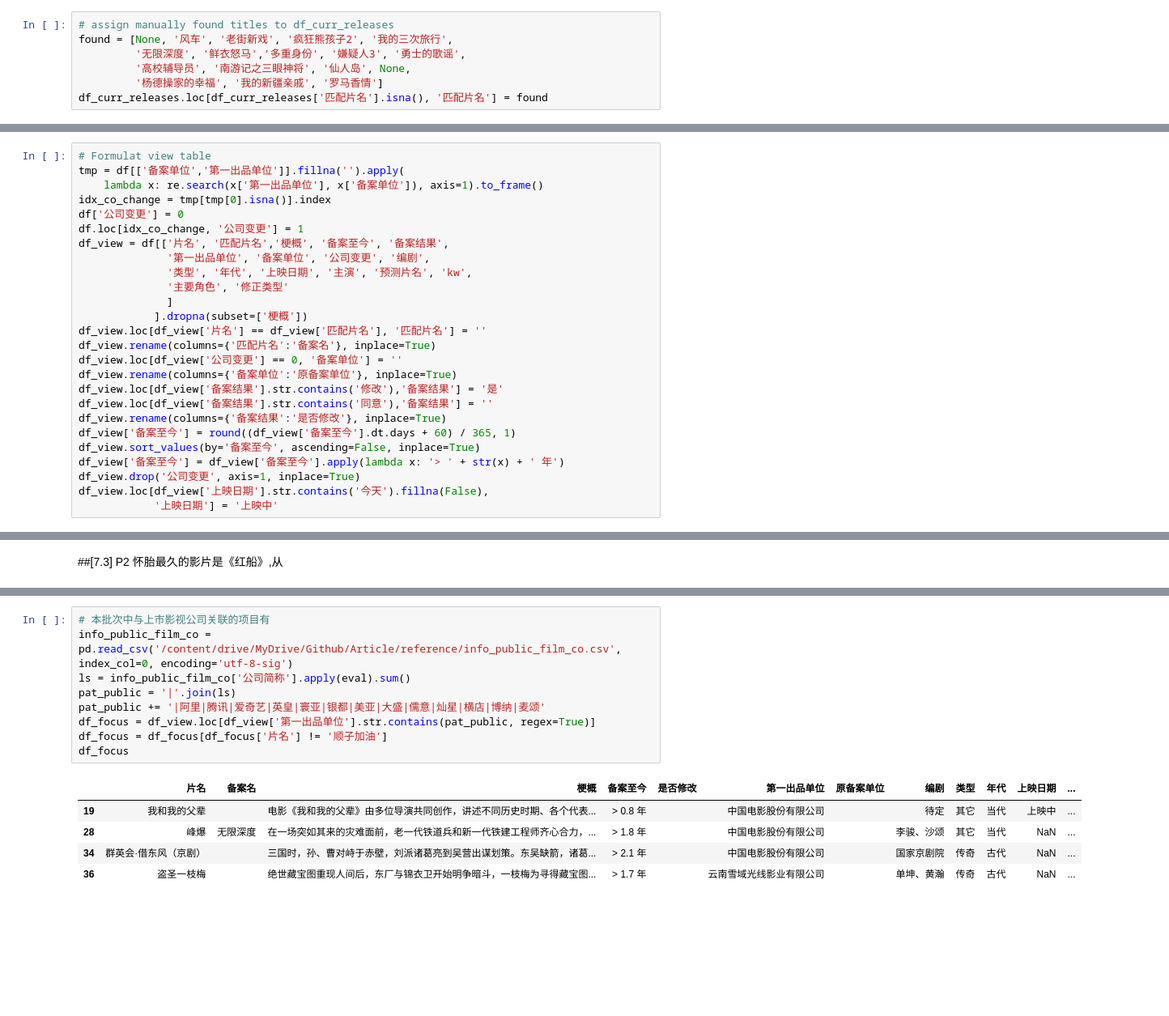
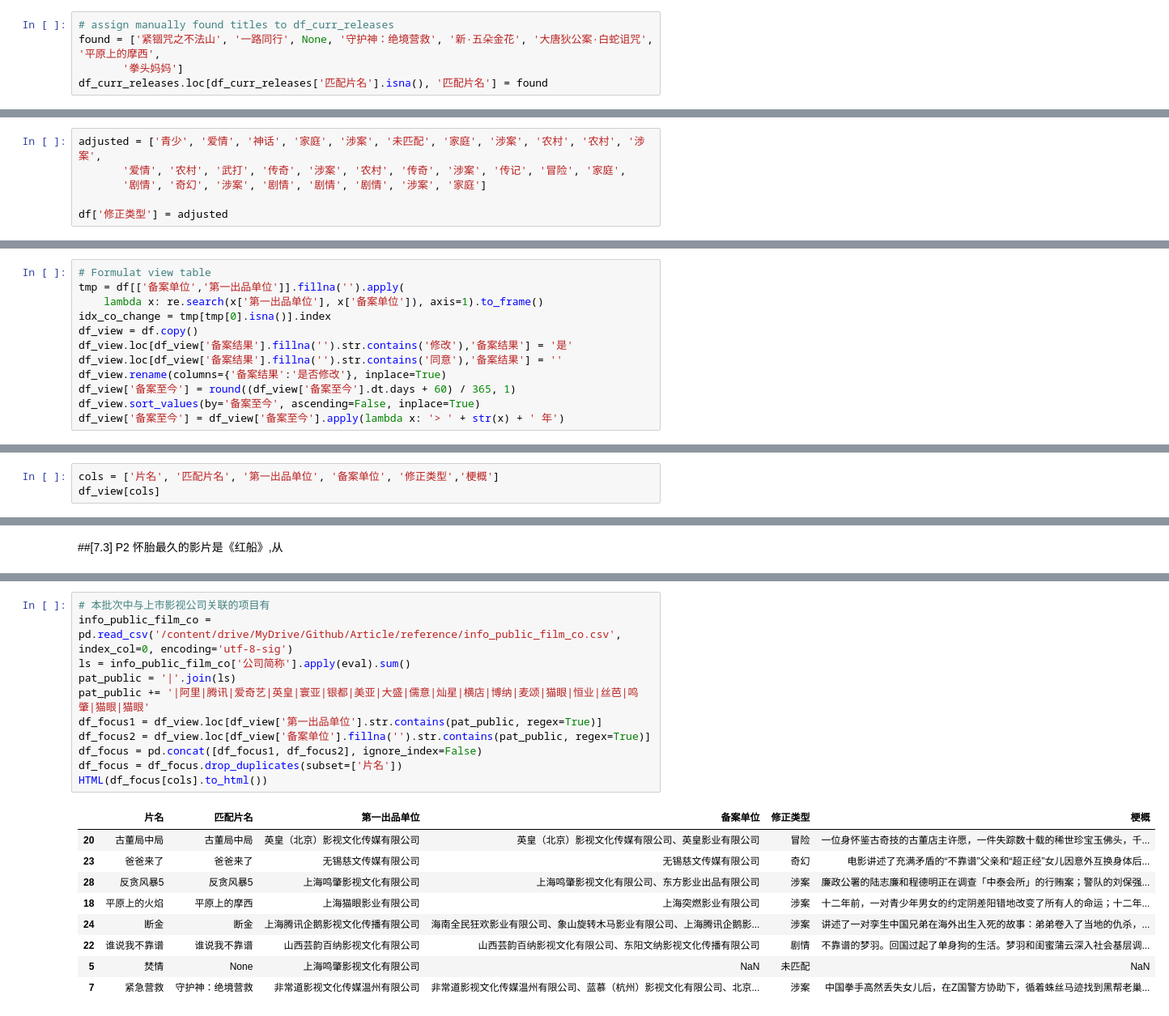
Before and after one commit to CT-Cultures/Article, a Jupyter notebook: ChinaFilm_Release_Overview.ipynb, the cells around one changed output, grey strips where cells are left out. Shown at 81% size. Drawn from its saved outputs; the diff is of its cells as text; blank space fills up the shorter version.

```diff
--- a/ChinaFilm_Release_Overview.ipynb
+++ b/ChinaFilm_Release_Overview.ipynb
@@ -193,7 +290,5 @@ array(['迷途重生', '北方无故人', '城南老街新戏', '疯狂的熊孩
 # %%
 # assign manually found titles to df_curr_releases
-found = [None, '风车', '老街新戏', '疯狂熊孩子2', '我的三次旅行',
-         '无限深度', '鲜衣怒马','多重身份', '嫌疑人3', '勇士的歌谣',
-         '高校辅导员', '南游记之三眼神将', '仙人岛', None,
-         '杨德操家的幸福', '我的新疆亲戚', '罗马香情']
+found = ['紧锢咒之不法山', '一路同行', None, '守护神：绝境营救', '新·五朵金花', '大唐狄公案·白蛇诅咒', '平原上的摩西',
+       '拳头妈妈']
 df_curr_releases.loc[df_curr_releases['匹配片名'].isna(), '匹配片名'] = found
@@ -497 +628,7 @@ df['修正类型'] = adjusted
+# %%
+adjusted = ['青少', '爱情', '神话', '家庭', '涉案', '未匹配', '家庭', '涉案', '农村', '农村', '涉案',
+       '爱情', '农村', '武打', '传奇', '涉案', '农村', '传奇', '涉案', '传记', '冒险', '家庭',
+       '剧情', '奇幻', '涉案', '剧情', '剧情', '剧情', '涉案', '家庭']
+
+df['修正类型'] = adjusted
 # %%
@@ -512,24 +665,10 @@ df.info()
 tmp = df[['备案单位','第一出品单位']].fillna('').apply(
     lambda x: re.search(x['第一出品单位'], x['备案单位']), axis=1).to_frame()
 idx_co_change = tmp[tmp[0].isna()].index
-df['公司变更'] = 0
-df.loc[idx_co_change, '公司变更'] = 1
-df_view = df[['片名', '匹配片名','梗概', '备案至今', '备案结果',
-              '第一出品单位', '备案单位', '公司变更', '编剧',
-              '类型', '年代', '上映日期', '主演', '预测片名', 'kw',
-              '主要角色', '修正类型'
-              ]
-            ].dropna(subset=['梗概'])
-df_view.loc[df_view['片名'] == df_view['匹配片名'], '匹配片名'] = ''
-df_view.rename(columns={'匹配片名':'备案名'}, inplace=True)
-df_view.loc[df_view['公司变更'] == 0, '备案单位'] = ''
-df_view.rename(columns={'备案单位':'原备案单位'}, inplace=True)
-df_view.loc[df_view['备案结果'].str.contains('修改'),'备案结果'] = '是'
-df_view.loc[df_view['备案结果'].str.contains('同意'),'备案结果'] = ''
+df_view = df.copy()
+df_view.loc[df_view['备案结果'].fillna('').str.contains('修改'),'备案结果'] = '是'
+df_view.loc[df_view['备案结果'].fillna('').str.contains('同意'),'备案结果'] = ''
 df_view.rename(columns={'备案结果':'是否修改'}, inplace=True)
 df_view['备案至今'] = round((df_view['备案至今'].dt.days + 60) / 365, 1)
 df_view.sort_values(by='备案至今', ascending=False, inplace=True)
 df_view['备案至今'] = df_view['备案至今'].apply(lambda x: '> ' + str(x) + ' 年')
-df_view.drop('公司变更', axis=1, inplace=True)
-df_view.loc[df_view['上映日期'].str.contains('今天').fillna(False),
-            '上映日期'] = '上映中'
@@ -624,0 +747,3 @@ df_view[df_view['上映日期'] != '上映中']
+# %%
+cols = ['片名', '匹配片名', '第一出品单位', '备案单位', '修正类型','梗概']
+df_view[cols]
@@ -721,16 +890,22 @@ array(['国家京剧院', '贵州龙仁影视文化产业有限公司', '四川
 # %%
 # 本批次中与上市影视公司关联的项目有
 info_public_film_co = pd.read_csv('/content/drive/MyDrive/Github/Article/reference/info_public_film_co.csv', index_col=0, encoding='utf-8-sig')
 ls = info_public_film_co['公司简称'].apply(eval).sum()
 pat_public = '|'.join(ls)
-pat_public += '|阿里|腾讯|爱奇艺|英皇|寰亚|银都|美亚|大盛|儒意|灿星|横店|博纳|麦颂'
-df_focus = df_view.loc[df_view['第一出品单位'].str.contains(pat_public, regex=True)]
-df_focus = df_focus[df_focus['片名'] != '顺子加油']
-df_focus
+pat_public += '|阿里|腾讯|爱奇艺|英皇|寰亚|银都|美亚|大盛|儒意|灿星|横店|博纳|麦颂|猫眼|恒业|丝芭|鸣肇|猫眼|猫眼'
+df_focus1 = df_view.loc[df_view['第一出品单位'].str.contains(pat_public, regex=True)]
+df_focus2 = df_view.loc[df_view['备案单位'].fillna('').str.contains(pat_public, regex=True)]
+df_focus = pd.concat([df_focus1, df_focus2], ignore_index=False)
+df_focus = df_focus.drop_duplicates(subset=['片名'])
+HTML(df_focus[cols].to_html())
 # %% [output]
-|  | 片名 | 备案名 | 梗概 | 备案至今 | 是否修改 | 第一出品单位 | 原备案单位 | 编剧 | 类型 | 年代 | 上映日期 | ... |
-| 19 | 我和我的父辈 |  | 电影《我和我的父辈》由多位导演共同创作，讲述不同历史时期、各个代表... | > 0.8 年 |  | 中国电影股份有限公司 |  | 待定 | 其它 | 当代 | 上映中 | ... |
-| 28 | 峰爆 | 无限深度 | 在一场突如其来的灾难面前，老一代铁道兵和新一代铁建工程师齐心合力，... | > 1.8 年 |  | 中国电影股份有限公司 |  | 李骏、沙颂 | 其它 | 当代 | NaN | ... |
-| 34 | 群英会·借东风（京剧） |  | 三国时，孙、曹对峙于赤壁，刘派诸葛亮到吴营出谋划策。东吴缺箭，诸葛... | > 2.1 年 |  | 中国电影股份有限公司 |  | 国家京剧院 | 传奇 | 古代 | NaN | ... |
-| 36 | 盗圣一枝梅 |  | 绝世藏宝图重现人间后，东厂与锦衣卫开始明争暗斗，一枝梅为寻得藏宝图... | > 1.7 年 |  | 云南雪域光线影业有限公司 |  | 单坤、黄瀚 | 传奇 | 古代 | NaN | ... |
+|  | 片名 | 匹配片名 | 第一出品单位 | 备案单位 | 修正类型 | 梗概 |
+| 20 | 古董局中局 | 古董局中局 | 英皇（北京）影视文化传媒有限公司 | 英皇（北京）影视文化传媒有限公司、英皇影业有限公司 | 冒险 | 一位身怀鉴古奇技的古董店主许愿，一件失踪数十载的稀世珍宝玉佛头，千... |
+| 23 | 爸爸来了 | 爸爸来了 | 无锡慈文传媒有限公司 | 无锡慈文传媒有限公司 | 奇幻 | 电影讲述了充满矛盾的“不靠谱”父亲和“超正经”女儿因意外互换身体后... |
+| 28 | 反贪风暴5 | 反贪风暴5 | 上海鸣肇影视文化有限公司 | 上海鸣肇影视文化有限公司、东方影业出品有限公司 | 涉案 | 廉政公署的陆志廉和程德明正在调查「中泰会所」的行贿案；警队的刘保强... |
+| 18 | 平原上的火焰 | 平原上的摩西 | 上海猫眼影业有限公司 | 上海突燃影业有限公司 | 涉案 | 十二年前，一对青少年男女的约定阴差阳错地改变了所有人的命运；十二年... |
+| 24 | 断金 | 断金 | 上海腾讯企鹅影视文化传播有限公司 | 海南全民狂欢影业有限公司、象山旋转木马影业有限公司、上海腾讯企鹅影... | 涉案 | 讲述了一对孪生中国兄弟在海外出生入死的故事：弟弟卷入了当地的仇杀，... |
+| 22 | 谁说我不靠谱 | 谁说我不靠谱 | 山西芸韵百纳影视文化有限公司 | 山西芸韵百纳影视文化有限公司、东阳文纳影视文化传播有限公司 | 剧情 | 不靠谱的梦羽。回国过起了单身狗的生活。梦羽和闺蜜蒲云深入社会基层调... |
+| 5 | 焚情 | None | 上海鸣肇影视文化有限公司 | NaN | 未匹配 | NaN |
+| 7 | 紧急营救 | 守护神：绝境营救 | 非常道影视文化传媒温州有限公司 | 非常道影视文化传媒温州有限公司、蓝慕（杭州）影视文化有限公司、北京... | 涉案 | 中国拳手高然丢失女儿后，在Z国警方协助下，循着蛛丝马迹找到黑帮老巢... |
 # %%
```
Also changed, not shown: parts of 112 cells of this notebook, 11 other files.
